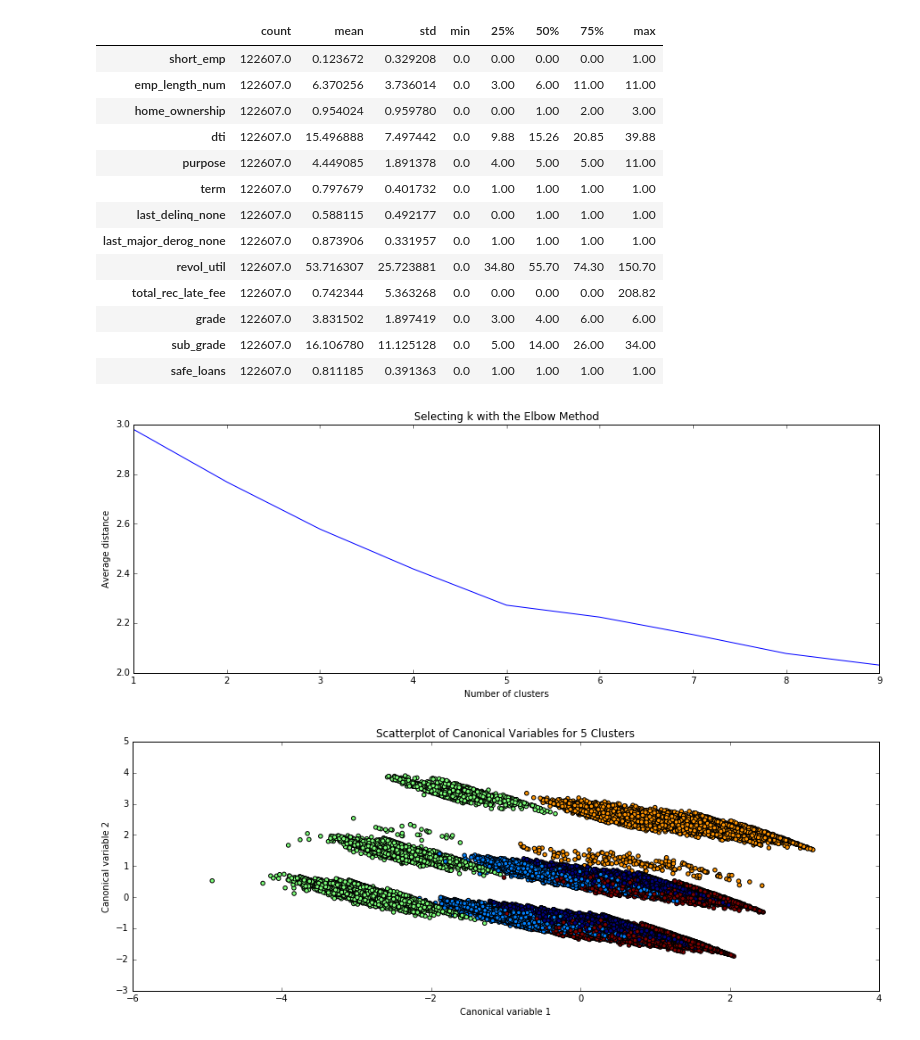
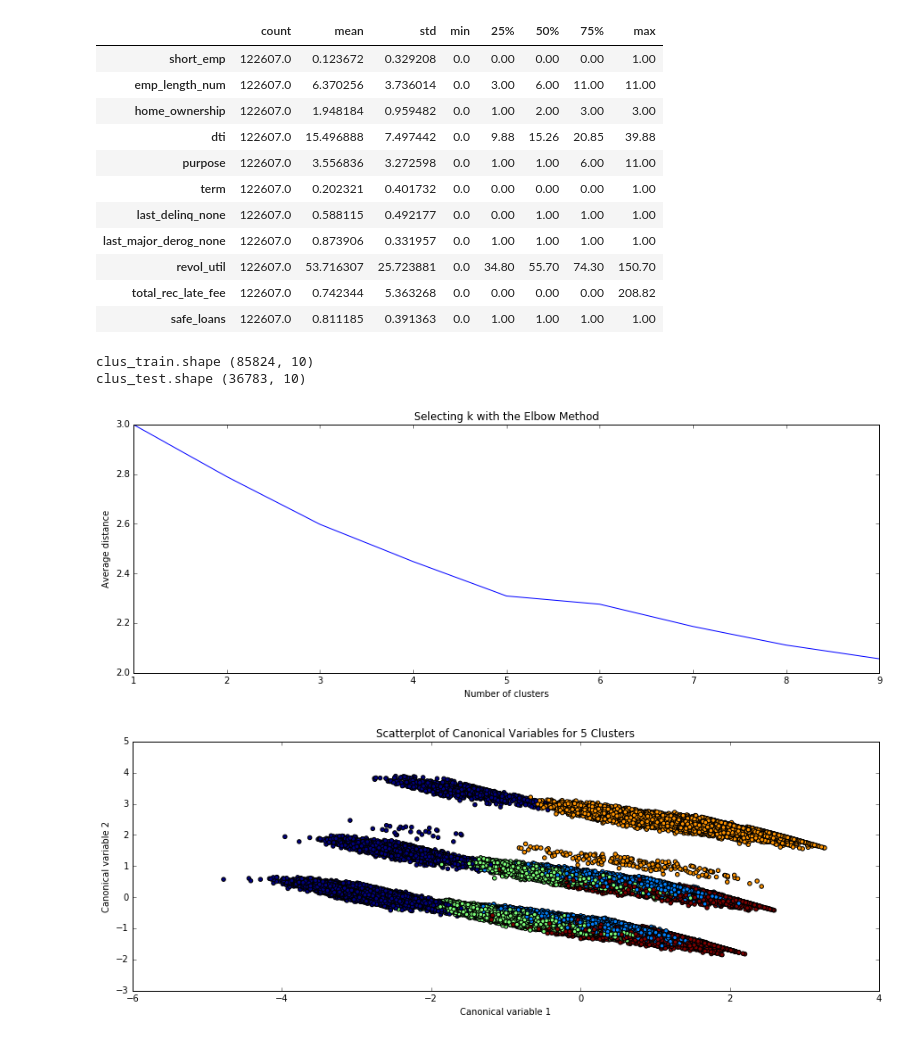
Before and after one commit to MColosso/Wesleyan.-Machine-Learning-for-Data-Analysis, a Jupyter notebook: Week 4. Running a k-means Cluster Analysis.ipynb, the cells around one changed output. Drawn from its saved outputs; the diff is of its cells as text; code cells hidden in the pictures.

```diff
--- a/Week 4. Running a k-means Cluster Analysis.ipynb
+++ b/Week 4. Running a k-means Cluster Analysis.ipynb
@@ -72,14 +72,14 @@ ignored    = ['grade',                     # grade of the loan
              ]
 
 # Extract the predictors and target columns
-loans = loans[predictors + ignored + [target]]
+loans = loans[predictors + [target]]
 
 # Delete rows where any or all of the data are missing
 loans = loans.dropna()
 # %%
 # Convert categorical text variables into numerical ones
 
-categorical = ['home_ownership', 'purpose', 'term', 'grade', 'sub_grade']
+categorical = ['home_ownership', 'purpose', 'term']
 for attr in categorical:
     attributes_list = list(set(loans[attr]))
 #    print('{}:'.format(attr), list(enumerate(attributes_list)))
@@ -90,16 +90,14 @@ for attr in categorical:
 |  | count | mean | std | min | 25% | 50% | 75% | max |
 | short_emp | 122607.0 | 0.123672 | 0.329208 | 0.0 | 0.00 | 0.00 | 0.00 | 1.00 |
 | emp_length_num | 122607.0 | 6.370256 | 3.736014 | 0.0 | 3.00 | 6.00 | 11.00 | 11.00 |
-| home_ownership | 122607.0 | 0.954024 | 0.959780 | 0.0 | 0.00 | 1.00 | 2.00 | 3.00 |
+| home_ownership | 122607.0 | 1.948184 | 0.959482 | 0.0 | 1.00 | 2.00 | 3.00 | 3.00 |
 | dti | 122607.0 | 15.496888 | 7.497442 | 0.0 | 9.88 | 15.26 | 20.85 | 39.88 |
-| purpose | 122607.0 | 4.449085 | 1.891378 | 0.0 | 4.00 | 5.00 | 5.00 | 11.00 |
-| term | 122607.0 | 0.797679 | 0.401732 | 0.0 | 1.00 | 1.00 | 1.00 | 1.00 |
+| purpose | 122607.0 | 3.556836 | 3.272598 | 0.0 | 1.00 | 1.00 | 6.00 | 11.00 |
+| term | 122607.0 | 0.202321 | 0.401732 | 0.0 | 0.00 | 0.00 | 0.00 | 1.00 |
 | last_delinq_none | 122607.0 | 0.588115 | 0.492177 | 0.0 | 0.00 | 1.00 | 1.00 | 1.00 |
 | last_major_derog_none | 122607.0 | 0.873906 | 0.331957 | 0.0 | 1.00 | 1.00 | 1.00 | 1.00 |
 | revol_util | 122607.0 | 53.716307 | 25.723881 | 0.0 | 34.80 | 55.70 | 74.30 | 150.70 |
 | total_rec_late_fee | 122607.0 | 0.742344 | 5.363268 | 0.0 | 0.00 | 0.00 | 0.00 | 208.82 |
-| grade | 122607.0 | 3.831502 | 1.897419 | 0.0 | 3.00 | 4.00 | 6.00 | 6.00 |
-| sub_grade | 122607.0 | 16.106780 | 11.125128 | 0.0 | 5.00 | 14.00 | 26.00 | 34.00 |
 | safe_loans | 122607.0 | 0.811185 | 0.391363 | 0.0 | 1.00 | 1.00 | 1.00 | 1.00 |
 # %%
 #
@@ -114,6 +112,12 @@ for attr in predictors:
 # Split data into train and test sets
 
 clus_train, clus_test = train_test_split(loans[predictors], test_size = .3, random_state = 123)
+
+print('clus_train.shape', clus_train.shape)
+print('clus_test.shape',  clus_test.shape )
+# %% [output]
+clus_train.shape (85824, 10)
+clus_test.shape (36783, 10)
 # %%
 # K-means cluster analysis for 1-9 clusters
 
@@ -138,23 +142,26 @@ plt.ylabel('Average distance')
 plt.title('Selecting k with the Elbow Method')
 plt.show()
 # %% [output]
-[figure, old version]
+[figure, new version]
 # %%
 # Interpret 5 cluster solution
-model = KMeans(n_clusters = 5).fit(clus_train)
+model = KMeans(n_clusters = 5)
+model.fit(clus_train)
 clusassign = model.predict(clus_train)
 
 # Plot clusters
 from sklearn.decomposition import PCA
+
 pca_2 = PCA(2)
 plot_columns = pca_2.fit_transform(clus_train)
+
 plt.scatter(x = plot_columns[:, 0], y = plot_columns[:, 1], c = model.labels_, )
 plt.xlabel('Canonical variable 1')
 plt.ylabel('Canonical variable 2')
 plt.title('Scatterplot of Canonical Variables for 5 Clusters')
 plt.show()
 # %% [output]
-[figure, old version]
+[figure, new version]
 # %%
 #
 # BEGIN multiple steps to merge cluster assignment with clustering variables to examine
```
Also changed, not shown: parts of 6 cells of this notebook, 3 other files.
